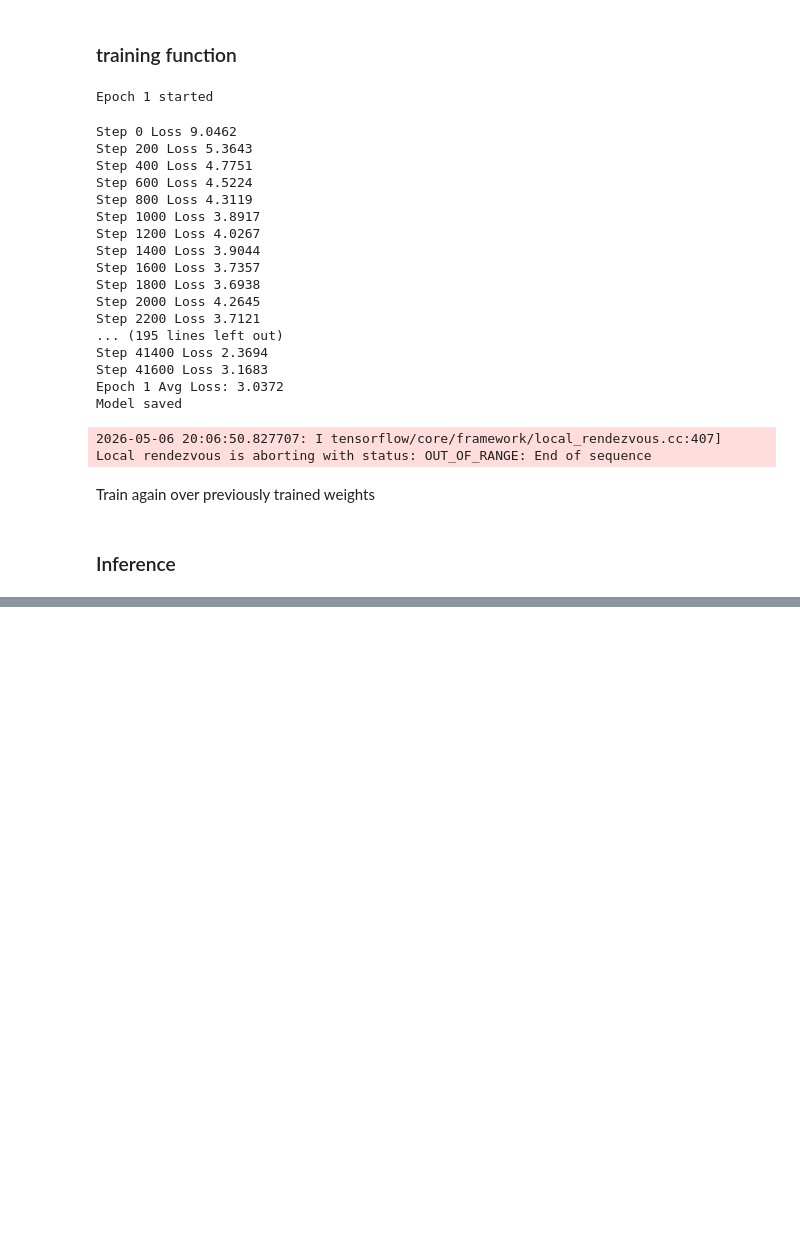
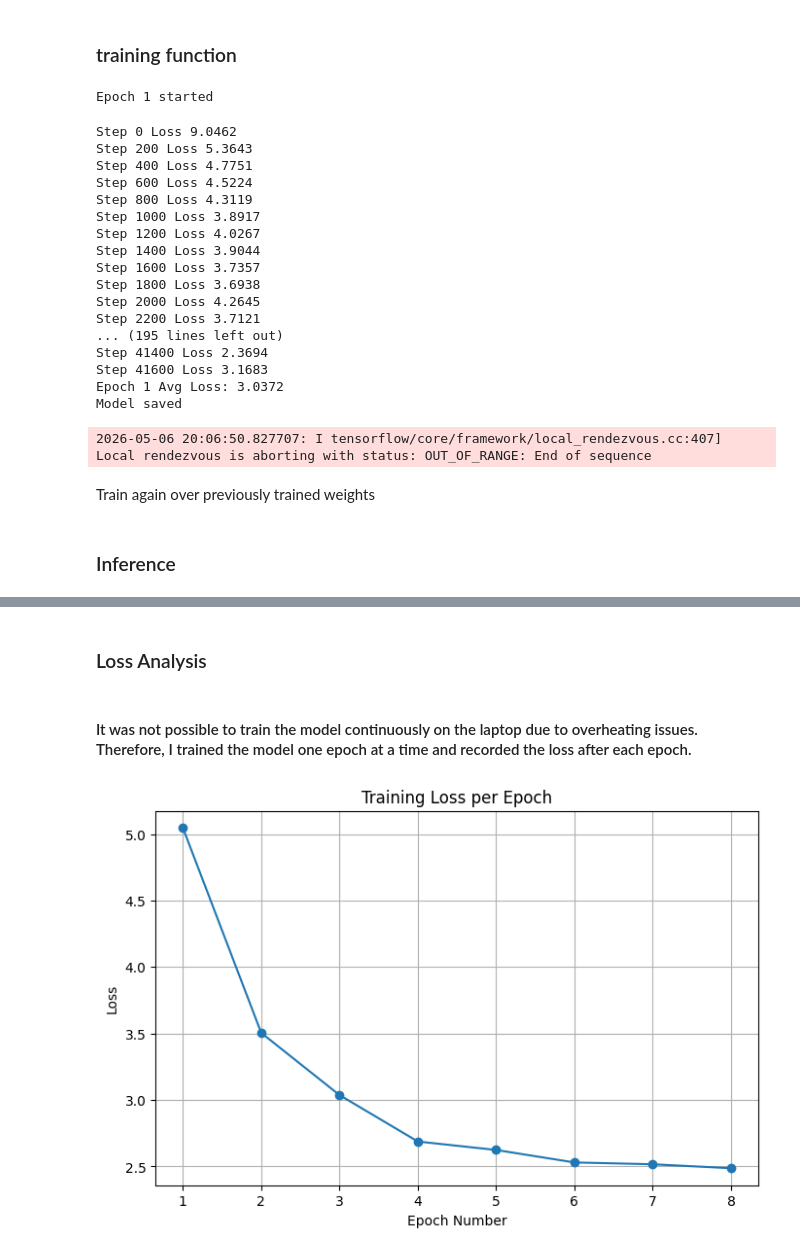
Before and after one commit to Mohdkaif05/decoder-transformer-tensorflow, a Jupyter notebook: notebooks/notebook.ipynb, the cells around one changed output, grey strips where cells are left out. Cells and saved outputs as stored; diff of their text form; code cells hidden in the pictures; blank space fills up the shorter version.

Commit message:
training completed

```diff
--- a/notebooks/notebook.ipynb
+++ b/notebooks/notebook.ipynb
@@ -671,3 +832,27 @@ Model: "gpt_10"
  Total params: 7,263,040 (27.71 MB)
  Trainable params: 7,263,040 (27.71 MB)
  Non-trainable params: 0 (0.00 B)
+# %% [markdown]
+### Loss Analysis
+# %% [markdown]
+#### It was not possible to train the model continuously on the laptop due to overheating issues. Therefore, I trained the model one epoch at a time and recorded the loss after each epoch.
+# %%
+import matplotlib.pyplot as plt
+
+# Average loss after each epoch
+loss = [5.0462, 3.505, 3.0372, 2.6882, 2.6246, 2.5307, 2.5169, 2.4874]
+
+epochs = range(1, 9)
+
+plt.figure(figsize=(8,5))
+plt.plot(epochs, loss, marker='o')
+
+plt.title("Training Loss per Epoch")
+plt.xlabel("Epoch Number")
+plt.ylabel("Loss")
+plt.xticks(epochs)
+plt.grid(True)
+
+plt.show()
+# %% [output]
+[figure, added]
```
Also changed, not shown: parts of 27 cells of this notebook, 7 other files.
